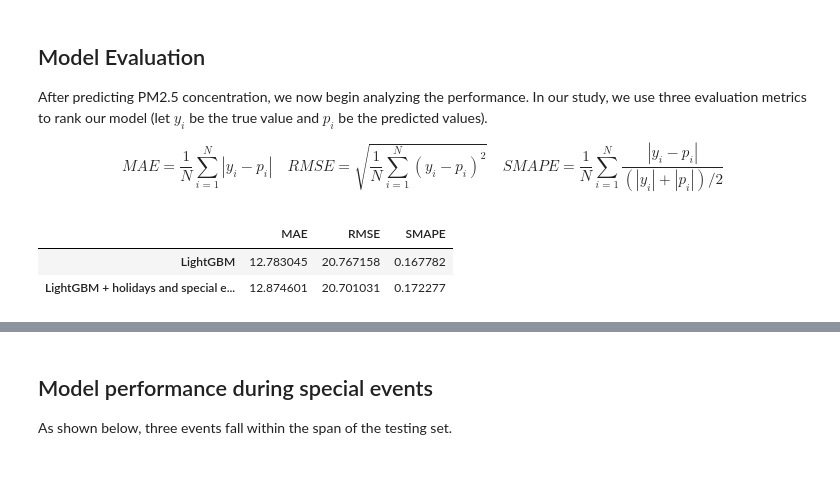
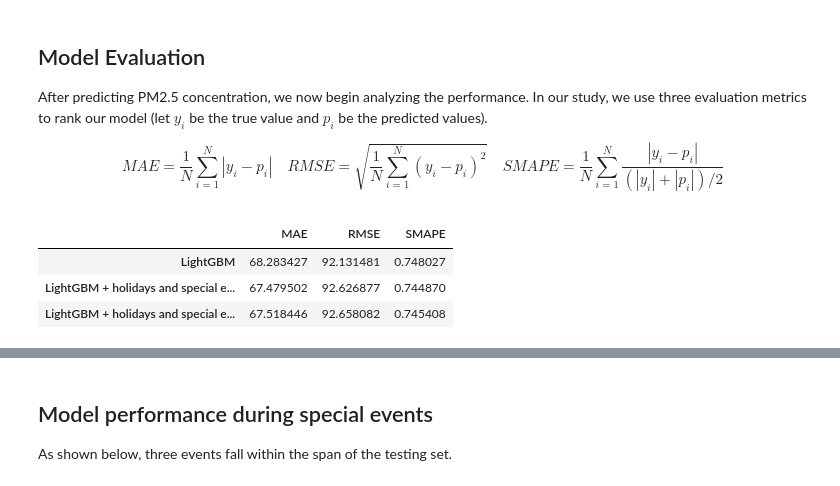
Before and after one commit to TravorLZH/pm25, a Jupyter notebook: pm25_forecasting.ipynb, the cells around one changed output, grey strips where cells are left out. Drawn from its saved outputs; the diff is of its cells as text; code cells hidden in the pictures.

```diff
--- a/pm25_forecasting.ipynb
+++ b/pm25_forecasting.ipynb
@@ -32,15 +32,14 @@ datetime_cols=["is_holiday","is_special_event"]
 
 x_pm=list(set(data.columns)-set(["PM"])-set(datetime_cols))
 
-def fill_fea(df,p,cols):
-    pos=p-test_idx[0]
+def fill_fea(df,pos,cols):
     for col in cols:
         lagtmp=[]
         for t in range(1,lag_hours+1):
-            if t<=pos:
+            if pos-t>=test_idx[0]:
                 x=df.loc[pos-t,col]
             else:
-                x=data.loc[test_idx[0]+pos-t,col]
+                x=data.loc[pos-t,col]
             df.loc[pos,"%s_lag%d" % (col,t)]=x
             lagtmp.append(x)
         df.loc[pos,"%s_mean" % col]=np.mean(lagtmp)
@@ -69,7 +68,7 @@ pm_model_params={
 ## Prepare the testing set for PM2.5 prediction
 # %%
 from sklearn.multioutput import MultiOutputRegressor
-
+from lightgbm import LGBMRegressor
 
 pm_test_file="BeijingPM_test.csv"
 lowbs=list(range(test_idx[0],test_idx[-1],24))
@@ -77,8 +76,6 @@ lowbs=list(range(test_idx[0],test_idx[-1],24))
 if os.path.exists(pm_test_file):
     print("Reading the testing set from %s" % pm_test_file)
     pm_testset=pd.read_csv(pm_test_file)
-    pm_testset.index=np.array(pm_testset["Unnamed: 0"],dtype=np.int)
-    pm_testset.drop("Unnamed: 0",axis=1,inplace=True)
 else:
     pm_testset=data.loc[test_idx].copy()
     print("Creating testing set for [%d:%d]" % (test_idx[0],test_idx[-1]+1))
@@ -89,6 +86,10 @@ else:
         for k in tqdm(range(lowb,lowb+24),desc="[%d:%d] (%d/%d)" % (lowb,lowb+24,i+1,len(lowbs))):
             fill_fea(pm_testset,k,y_met)
             pm_testset.loc[k,y_met]=pd.DataFrame(met_model.predict(pm_testset.loc[[k],x_met]),columns=y_met).loc[0]
-    pm_testset.to_csv(pm_test_file)
+    pm_testset.reset_index(inplace=True)
+    pm_testset.drop("index",inplace=True)
+    pm_testset[:len(test_idx)].to_csv(pm_test_file,index=False)
+
+pm_testset.index=test_idx
 # %% [output]
 Reading the testing set from BeijingPM_test.csv
@@ -98,28 +114,40 @@ Reading the testing set from BeijingPM_test.csv
 pm_predict_file="BeijingPM_prediction.csv"
 
 pm_df_list=[]
+
+model_names=["LightGBM","LightGBM + holidays and special events","LightGBM + holidays and special events (what-if)"]
 
 if os.path.exists(pm_predict_file):
     print("Reading existing PM2.5 prediction from %s" % pm_predict_file)
     pm_df=pd.read_csv(pm_predict_file)
 else:
     print("Predicting PM2.5 for [%d:%d]" % (test_idx[0],test_idx[-1]))
+    pm_test_control=pm_testset.copy()
+    pm_test_datetime=pm_testset.copy()
+    pm_test_whatif=pm_testset.copy()
+    pm_test_whatif["is_special_event"]=0
     for i,lowb in enumerate(lowbs):
         pm_train=data[:lowb]
-        pm_test=pm_testset[lowb:lowb+24]
         pm_control=LGBMRegressor(random_state=101,**pm_model_params)
         pm_control.fit(pm_train[x_pm],pm_train["PM"])
         pm_datetime=LGBMRegressor(random_state=101,**pm_model_params)
         pm_datetime.fit(pm_train[x_pm+datetime_cols],pm_train["PM"])
         pm_predict_control=[]
         pm_predict_datetime=[]
+        pm_predict_whatif=[]
         for k in tqdm(range(lowb,lowb+24),desc="[%d:%d] (%d/%d)" % (lowb,lowb+24,i+1,len(lowbs))):
-            fill_fea(pm_testset,k,["PM"])
-            pm_predict_control.append(pm_control.predict(pm_testset.loc[[k],x_pm])[0])
-            pm_predict_datetime.append(pm_datetime.predict(pm_testset.loc[[k],x_pm+datetime_cols])[0])
+            fill_fea(pm_test_control,k,["PM"])
+            fill_fea(pm_test_datetime,k,["PM"])
+            fill_fea(pm_test_whatif,k,["PM"])
+            pm_predict_control.append(pm_control.predict(pm_test_control.loc[[k],x_pm])[0])
+            pm_predict_datetime.append(pm_datetime.predict(pm_test_datetime.loc[[k],x_pm+datetime_cols])[0])
+            pm_predict_whatif.append(pm_datetime.predict(pm_test_whatif.loc[[k],x_pm+datetime_cols])[0])
+            pm_test_control.loc[k,"PM"]=pm_predict_control[-1]
+            pm_test_datetime.loc[k,"PM"]=pm_predict_datetime[-1]
+            pm_test_whatif.loc[k,"PM"]=pm_predict_whatif[-1]
 
         pm_df_list.append(pd.DataFrame(
-            {"LightGBM":pm_predict_control,"LightGBM + holidays and special events":pm_predict_datetime}))
+            {model_names[0]:pm_predict_control,model_names[1]:pm_predict_datetime,model_names[2]:pm_predict_whatif}))
         pm_df=pd.concat(pm_df_list)
         pm_df.to_csv(pm_predict_file,index=False)
 
@@ -137,32 +165,34 @@ $$MAE=\frac1N\sum_{i=1}^N|y_i-p_i|\quad RMSE=\sqrt{\frac1N\sum_{i=1}^N(y_i-p_i)^
 pm_comp=pd.concat([data.loc[pm_df.index,"PM"],pm_df],axis=1)
 pm_comp.index=picker[test_idx]
 
 def get_mae(y,p):
     return abs(y-p).mean()
 
 def get_rmse(y,p):
     return np.sqrt(np.square(y-p).mean())
 
 def get_smape(y,p):
     return 1/len(y)*np.sum(2*abs(y-p)/(abs(y)+abs(p)+1e-7))
 
 eval_metrics={"MAE":get_mae,"RMSE":get_rmse,"SMAPE":get_smape}
 
 def pm_metrics(col,m):
     return eval_metrics[m](pm_comp["PM"],pm_comp[col])
 
 pm_metrics={}
 
 for m in eval_metrics.keys():
     pm_metrics[m]=[]
 
 for col in pm_df.columns:
     for m in pm_metrics.keys():
         pm_metrics[m].append(eval_metrics[m](pm_comp["PM"],pm_comp[col]))
 
 edf=pd.DataFrame(pm_metrics,index=pm_df.columns)
+edf.to_csv("model_scores.csv")
 edf
 # %% [output]
 |  | MAE | RMSE | SMAPE |
-| LightGBM | 12.783045 | 20.767158 | 0.167782 |
-| LightGBM + holidays and special e... | 12.874601 | 20.701031 | 0.172277 |
+| LightGBM | 68.283427 | 92.131481 | 0.748027 |
+| LightGBM + holidays and special e... | 67.479502 | 92.626877 | 0.744870 |
+| LightGBM + holidays and special e... | 67.518446 | 92.658082 | 0.745408 |
```
Also changed, not shown: parts of 8 cells of this notebook, 1 other file.
